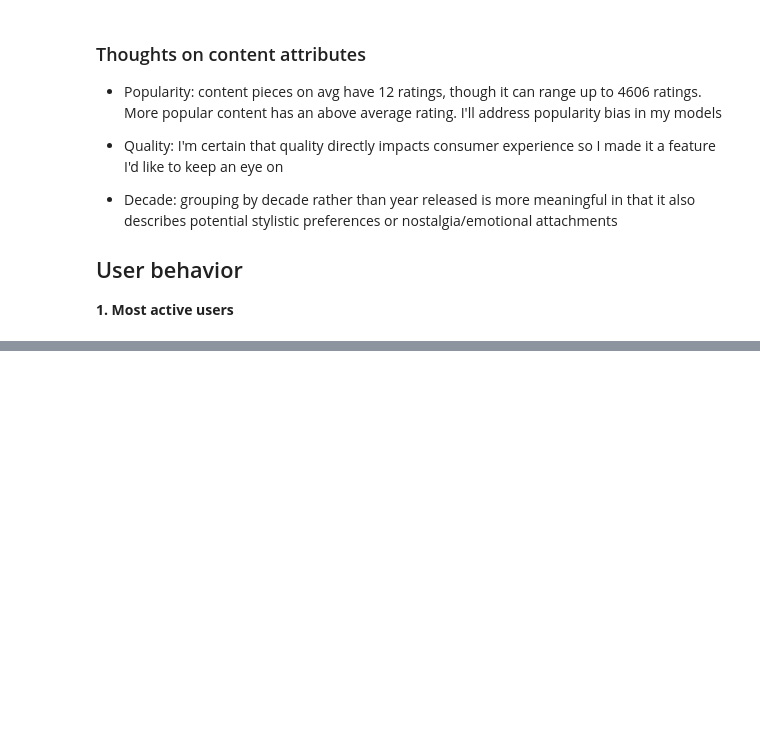
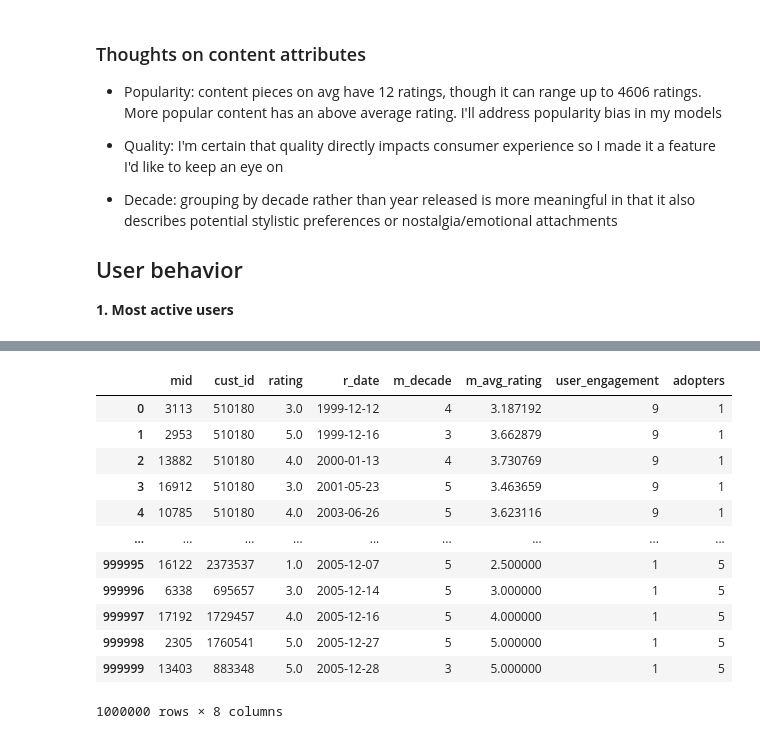
Before and after one commit to leo-schell/IntentionalDiversity_RecSystems, a Jupyter notebook: EDA1M.ipynb, the cells around one changed output, grey strips where cells are left out. Drawn from its saved outputs; the diff is of its cells as text; code cells hidden in the pictures; blank space fills up the shorter version.

```diff
--- a/EDA1M.ipynb
+++ b/EDA1M.ipynb
@@ -583,4 +605,4 @@ def activity(row):
 # %%
-users['cust_act_rank'] = users.apply(activity, axis=1)
-users.head()
+#users['cust_act_activity_rank'] = users.apply(activity, axis=1)
+#users.head()
 # %%
@@ -590,0 +621,6 @@ plt.bar((users['cust_act_rank'].value_counts(sort=True).index),
+# %%
+first_reviews = data.drop_duplicates(subset='cust_id', keep='first')
+#sort vals by date, prep to split linearly
+first_reviews['r_date'] = first_reviews['r_date'].astype('datetime64[ns]')
+first_reviews = first_reviews.sort_values(by=['r_date'])
+first_reviews
@@ -590,0 +688,2 @@ plt.bar((users['cust_act_rank'].value_counts(sort=True).index),
+# %%
+first_reviews = first_reviews[['cust_id', 'adopters']]
@@ -591,2 +706,3 @@ plt.bar((users['cust_act_rank'].value_counts(sort=True).index),
 # %%
-data.head()
+data = data.merge(users)
+data
@@ -593 +723,18 @@ data.head()
+# %%
+data = data.merge(first_reviews)
+data
+# %% [output]
+|  | mid | cust_id | rating | r_date | m_decade | m_avg_rating | user_engagement | adopters |
+| 0 | 3113 | 510180 | 3.0 | 1999-12-12 | 4 | 3.187192 | 9 | 1 |
+| 1 | 2953 | 510180 | 5.0 | 1999-12-16 | 3 | 3.662879 | 9 | 1 |
+| 2 | 13882 | 510180 | 4.0 | 2000-01-13 | 4 | 3.730769 | 9 | 1 |
+| 3 | 16912 | 510180 | 3.0 | 2001-05-23 | 5 | 3.463659 | 9 | 1 |
+| 4 | 10785 | 510180 | 4.0 | 2003-06-26 | 5 | 3.623116 | 9 | 1 |
+| ... | ... | ... | ... | ... | ... | ... | ... | ... |
+| 999995 | 16122 | 2373537 | 1.0 | 2005-12-07 | 5 | 2.500000 | 1 | 5 |
+| 999996 | 6338 | 695657 | 3.0 | 2005-12-14 | 5 | 3.000000 | 1 | 5 |
+| 999997 | 17192 | 1729457 | 4.0 | 2005-12-16 | 5 | 4.000000 | 1 | 5 |
+| 999998 | 2305 | 1760541 | 5.0 | 2005-12-27 | 5 | 5.000000 | 1 | 5 |
+| 999999 | 13403 | 883348 | 5.0 | 2005-12-28 | 3 | 5.000000 | 1 | 5 |
+1000000 rows × 8 columns
 # %%
```
Also changed, not shown: parts of 19 cells of this notebook, 22 other files.
